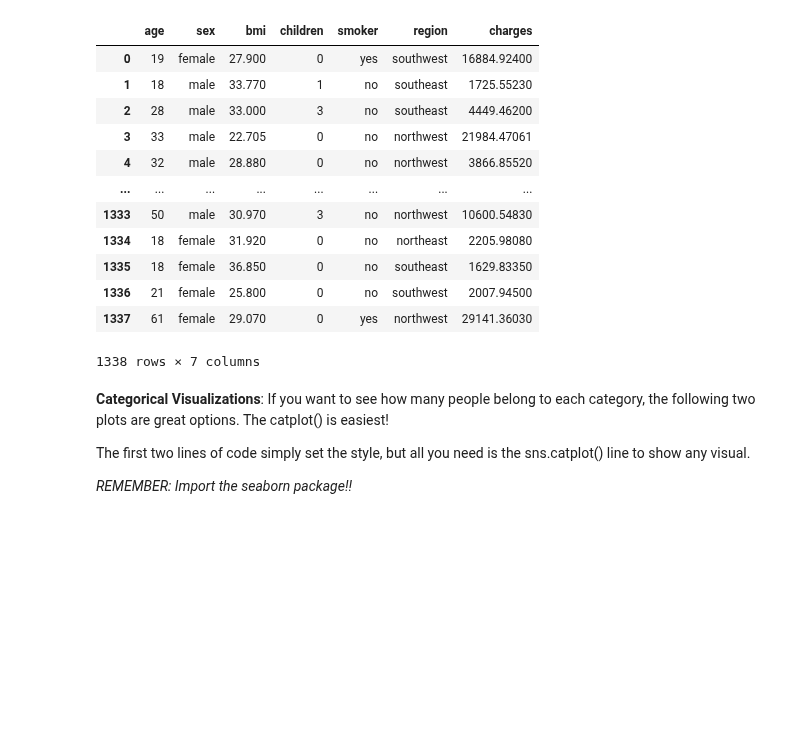
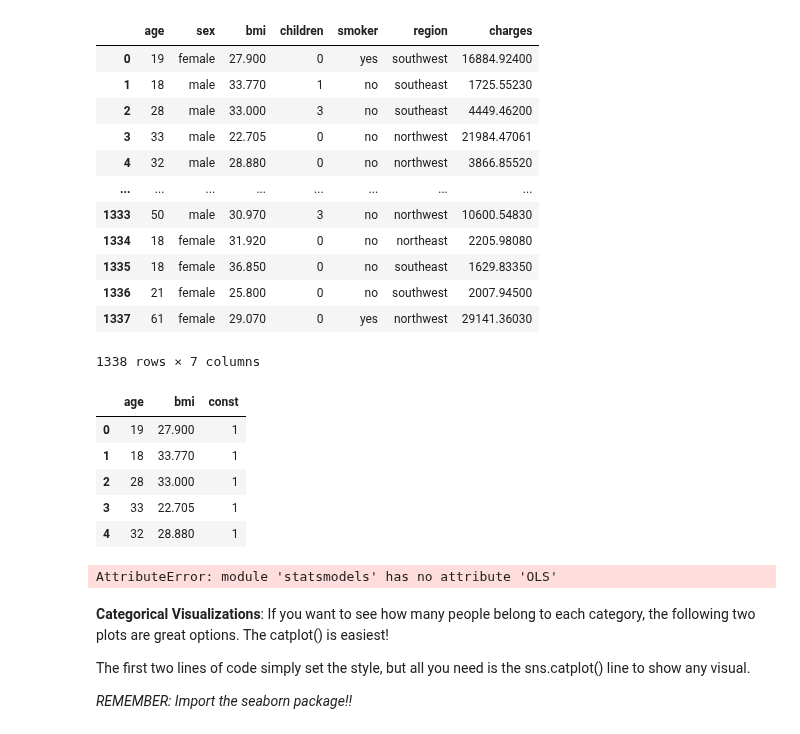
Before and after one commit to DanLightner/BUSA321, a Jupyter notebook: BUSA321/Chapter 2 - Categorical Visualizations.ipynb, the cells around one changed output. Saved outputs shown, nothing was run; the diff lists cells and outputs as text; code cells hidden in the pictures; blank space fills up the shorter version.

```diff
--- a/BUSA321/Chapter 2 - Categorical Visualizations.ipynb
+++ b/BUSA321/Chapter 2 - Categorical Visualizations.ipynb
@@ -17,6 +19,23 @@ df
 | 1336 | 21 | female | 25.800 | 0 | no | southwest | 2007.94500 |
 | 1337 | 61 | female | 29.070 | 0 | yes | northwest | 29141.36030 |
 1338 rows × 7 columns
+# %%
+y = df["charges"]
+X = df.select_dtypes(np.number).assign(const=1)
+X = X.drop(columns=["charges", "children"])
+X.head()
+# %% [output]
+|  | age | bmi | const |
+| 0 | 19 | 27.900 | 1 |
+| 1 | 18 | 33.770 | 1 |
+| 2 | 28 | 33.000 | 1 |
+| 3 | 33 | 22.705 | 1 |
+| 4 | 32 | 28.880 | 1 |
+# %%
+model = sm.OLS(y, X).fit
+print(model.summary())
+# %% [output]
+AttributeError: module 'statsmodels' has no attribute 'OLS'
 # %% [markdown]
 **Categorical Visualizations**: If you want to see how many people belong to each category, the following two plots are great options. The catplot() is easiest!
 
```
Also changed, not shown: parts of 1 cell of this notebook, 3 other files.
